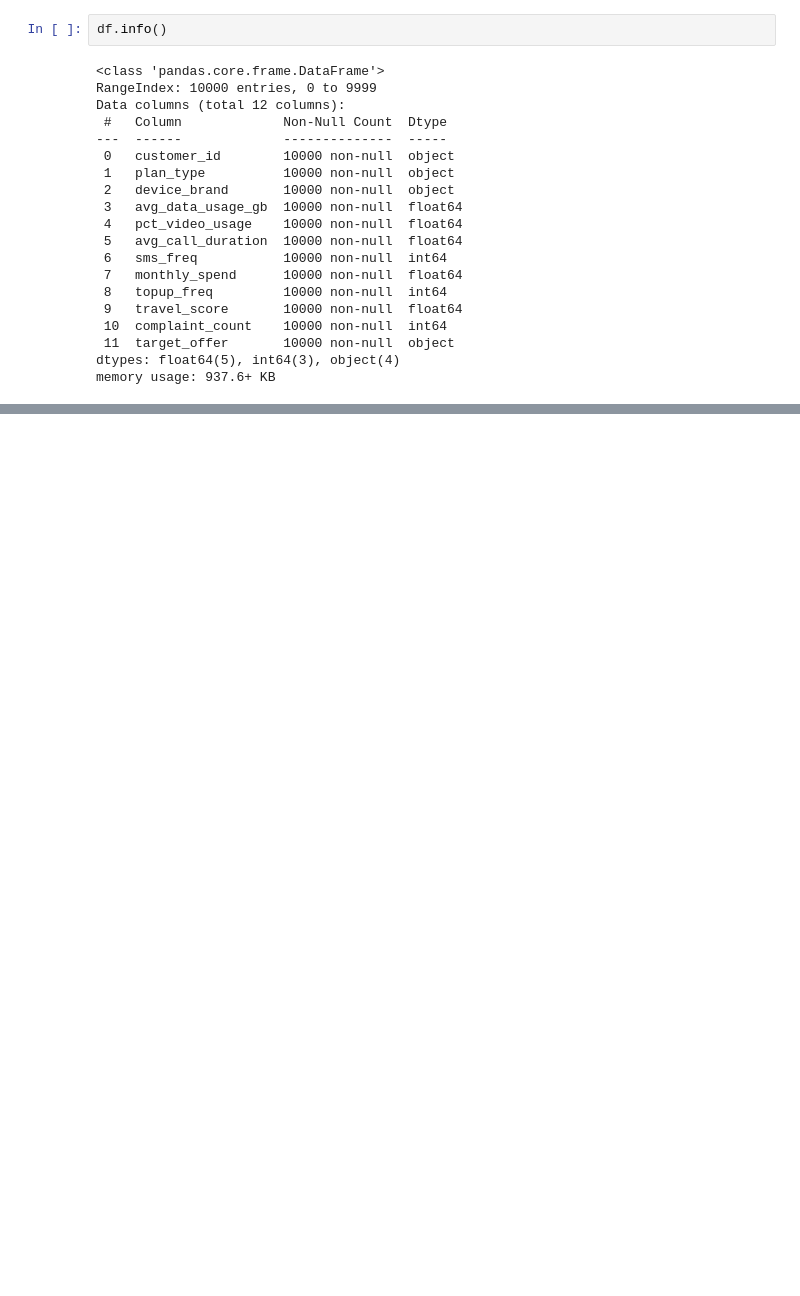
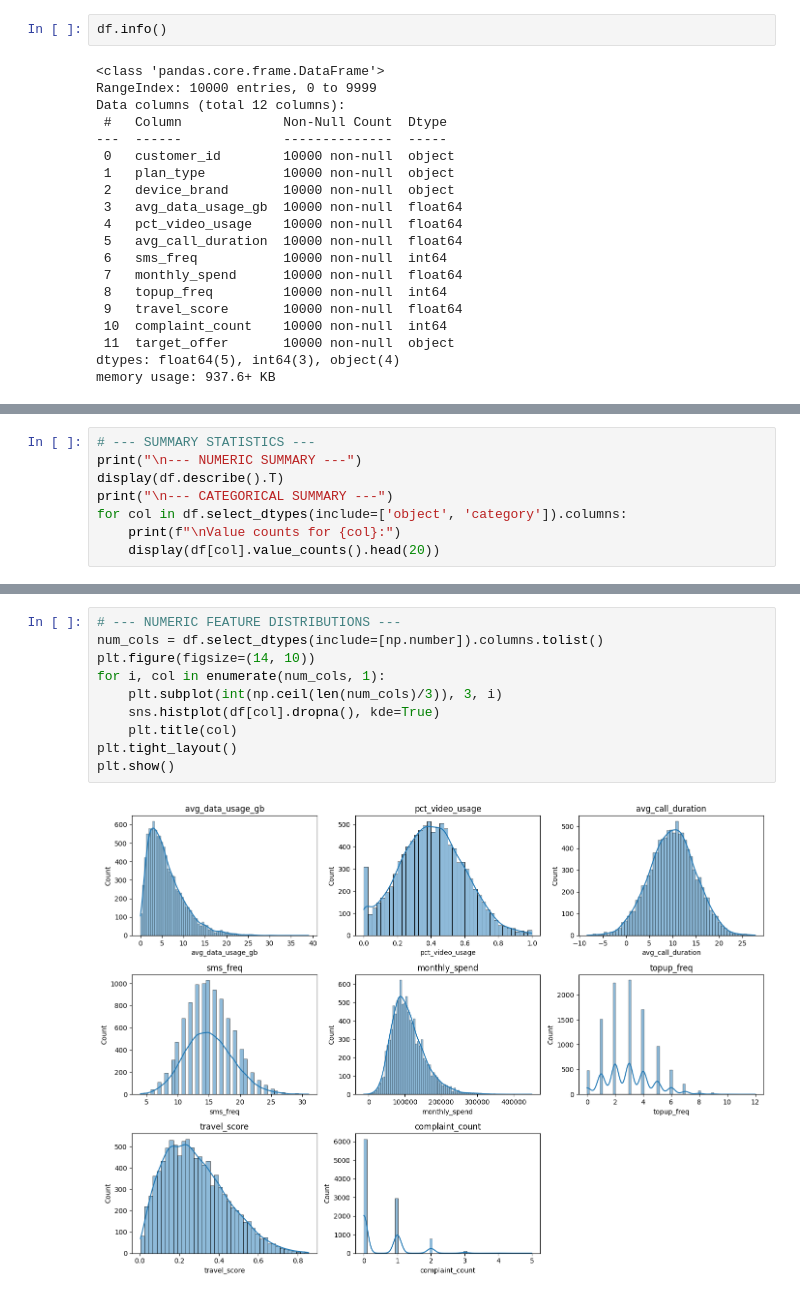
Before and after one commit to telco-system-recommendation/telco-model, a Jupyter notebook: notebook/EDA.ipynb, the cells around one changed output, grey strips where cells are left out. Saved outputs shown, nothing was run; the diff lists cells and outputs as text; blank space fills up the shorter version.

```diff
--- a/notebook/EDA.ipynb
+++ b/notebook/EDA.ipynb
@@ -68,0 +89,8 @@ memory usage: 937.6+ KB
+# %%
+# --- SUMMARY STATISTICS ---
+print("\n--- NUMERIC SUMMARY ---")
+display(df.describe().T)
+print("\n--- CATEGORICAL SUMMARY ---")
+for col in df.select_dtypes(include=['object', 'category']).columns:
+    print(f"\nValue counts for {col}:")
+    display(df[col].value_counts().head(20))
@@ -68,0 +165,12 @@ memory usage: 937.6+ KB
+# %%
+# --- NUMERIC FEATURE DISTRIBUTIONS ---
+num_cols = df.select_dtypes(include=[np.number]).columns.tolist()
+plt.figure(figsize=(14, 10))
+for i, col in enumerate(num_cols, 1):
+    plt.subplot(int(np.ceil(len(num_cols)/3)), 3, i)
+    sns.histplot(df[col].dropna(), kde=True)
+    plt.title(col)
+plt.tight_layout()
+plt.show()
+# %% [output]
+[figure, added]
```
Also changed, not shown: parts of 22 cells of this notebook, 13 other files.
